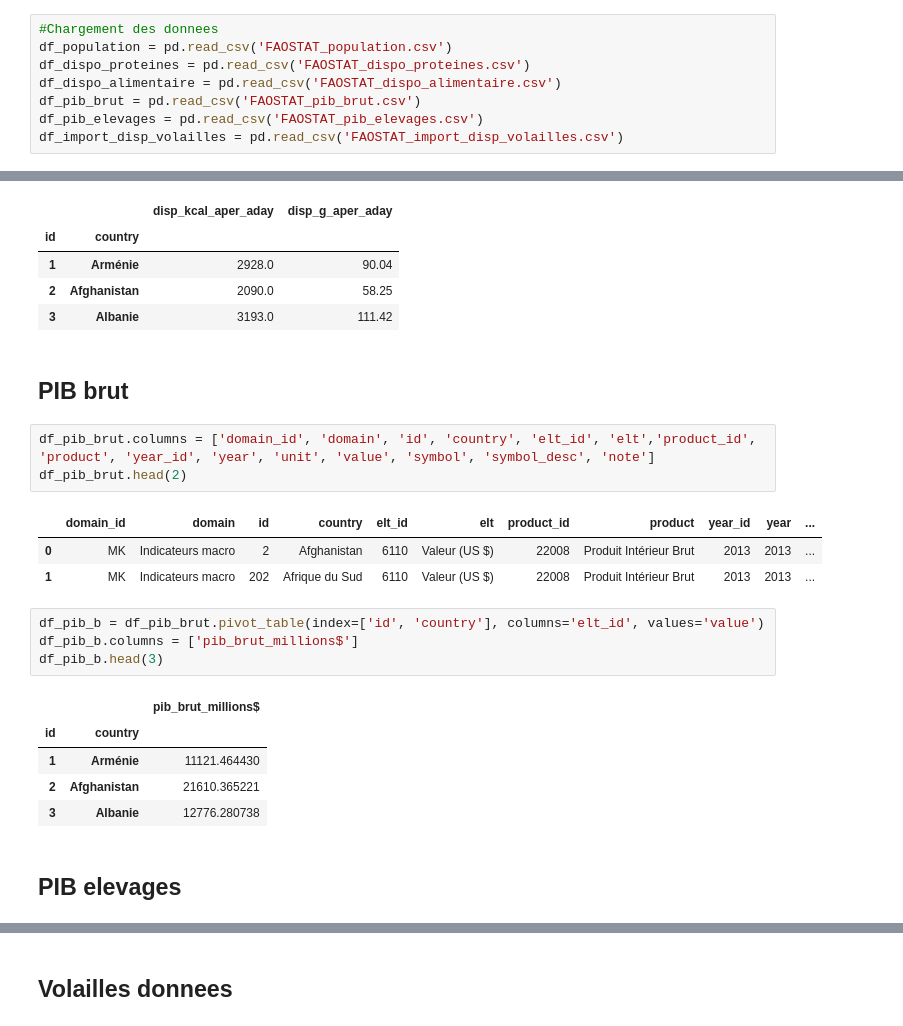
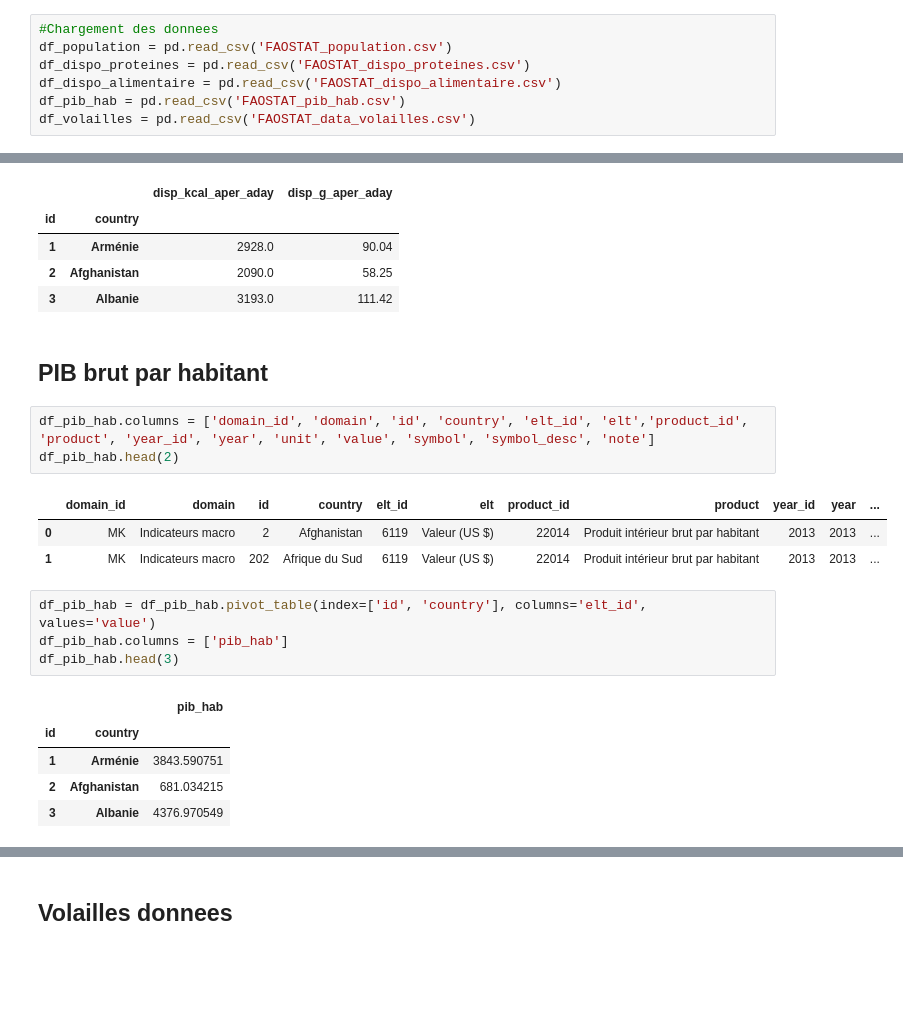
Before and after one commit to Sh4mSh4m/OCR_DA_proj5, a Jupyter notebook: Projet 5 - Etude de marche Loco Pollo.ipynb, the cells around one changed output, grey strips where cells are left out. Cells and saved outputs as stored; diff of their text form; blank space fills up the shorter version.

```diff
--- a/Projet 5 - Etude de marche Loco Pollo.ipynb
+++ b/Projet 5 - Etude de marche Loco Pollo.ipynb
@@ -72,9 +71,8 @@ import matplotlib.pyplot as plt
 df_population = pd.read_csv('FAOSTAT_population.csv')
 df_dispo_proteines = pd.read_csv('FAOSTAT_dispo_proteines.csv')
 df_dispo_alimentaire = pd.read_csv('FAOSTAT_dispo_alimentaire.csv')
-df_pib_brut = pd.read_csv('FAOSTAT_pib_brut.csv')
-df_pib_elevages = pd.read_csv('FAOSTAT_pib_elevages.csv')
-df_import_disp_volailles = pd.read_csv('FAOSTAT_import_disp_volailles.csv')
+df_pib_hab = pd.read_csv('FAOSTAT_pib_hab.csv')
+df_volailles = pd.read_csv('FAOSTAT_data_volailles.csv')
 # %% [markdown]
 ## variable difference de population
 # %%
@@ -207,23 +210,21 @@ df_dispo_alim.head(3)
 | 2 | Afghanistan | 2090.0 | 58.25 |
 | 3 | Albanie | 3193.0 | 111.42 |
 # %% [markdown]
-## PIB brut
+## PIB brut par habitant
 # %%
-df_pib_brut.columns = ['domain_id', 'domain', 'id', 'country', 'elt_id', 'elt','product_id', 'product', 'year_id', 'year', 'unit', 'value', 'symbol', 'symbol_desc', 'note']
-df_pib_brut.head(2)
+df_pib_hab.columns = ['domain_id', 'domain', 'id', 'country', 'elt_id', 'elt','product_id', 'product', 'year_id', 'year', 'unit', 'value', 'symbol', 'symbol_desc', 'note']
+df_pib_hab.head(2)
 # %% [output]
 |  | domain_id | domain | id | country | elt_id | elt | product_id | product | year_id | year | ... |
-| 0 | MK | Indicateurs macro | 2 | Afghanistan | 6110 | Valeur (US $) | 22008 | Produit Intérieur Brut | 2013 | 2013 | ... |
-| 1 | MK | Indicateurs macro | 202 | Afrique du Sud | 6110 | Valeur (US $) | 22008 | Produit Intérieur Brut | 2013 | 2013 | ... |
+| 0 | MK | Indicateurs macro | 2 | Afghanistan | 6119 | Valeur (US $) | 22014 | Produit intérieur brut par habitant | 2013 | 2013 | ... |
+| 1 | MK | Indicateurs macro | 202 | Afrique du Sud | 6119 | Valeur (US $) | 22014 | Produit intérieur brut par habitant | 2013 | 2013 | ... |
 # %%
-df_pib_b = df_pib_brut.pivot_table(index=['id', 'country'], columns='elt_id', values='value')
-df_pib_b.columns = ['pib_brut_millions$']
-df_pib_b.head(3)
+df_pib_hab = df_pib_hab.pivot_table(index=['id', 'country'], columns='elt_id', values='value')
+df_pib_hab.columns = ['pib_hab']
+df_pib_hab.head(3)
 # %% [output]
-|  |  | pib_brut_millions$ |
+|  |  | pib_hab |
 | id | country |  |
-| 1 | Arménie | 11121.464430 |
-| 2 | Afghanistan | 21610.365221 |
-| 3 | Albanie | 12776.280738 |
+| 1 | Arménie | 3843.590751 |
+| 2 | Afghanistan | 681.034215 |
+| 3 | Albanie | 4376.970549 |
-# %% [markdown]
-## PIB elevages
```
Also changed, not shown: parts of 28 cells of this notebook, 3 other files.
